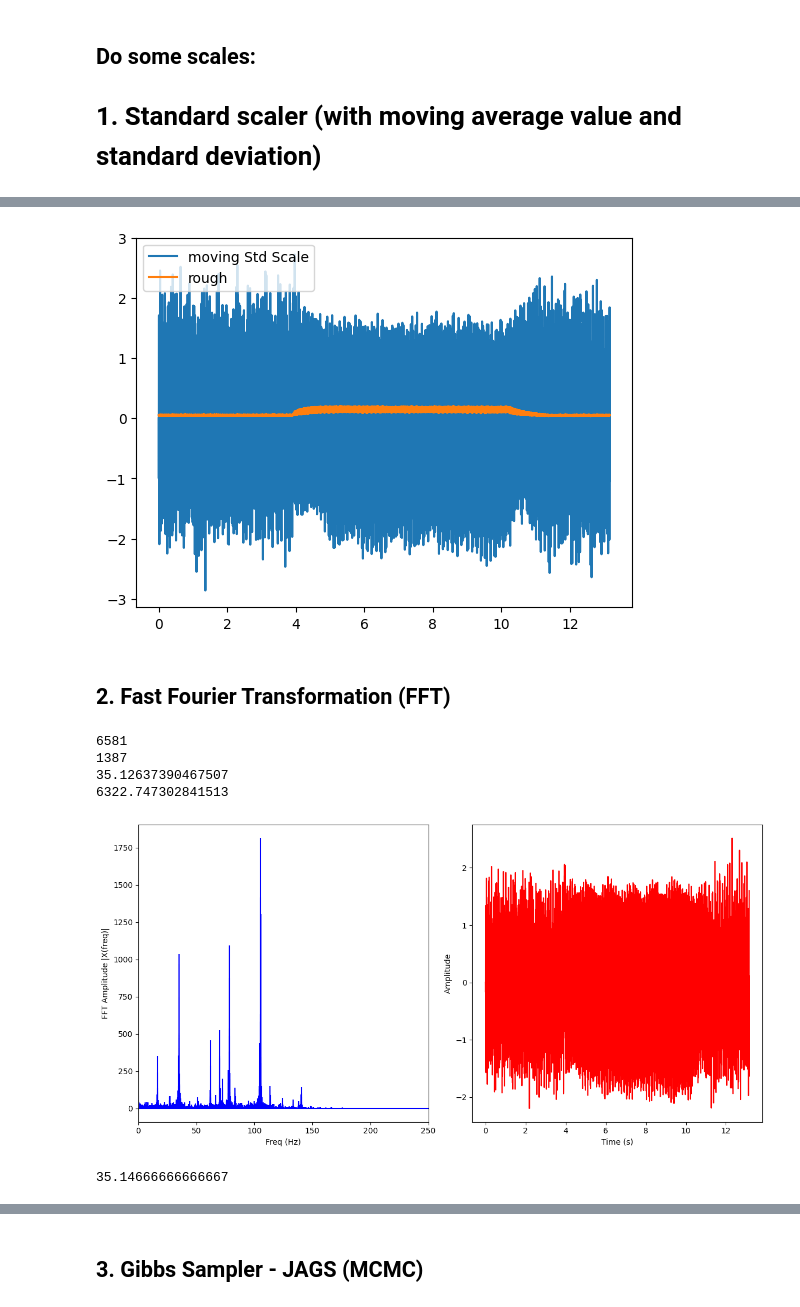
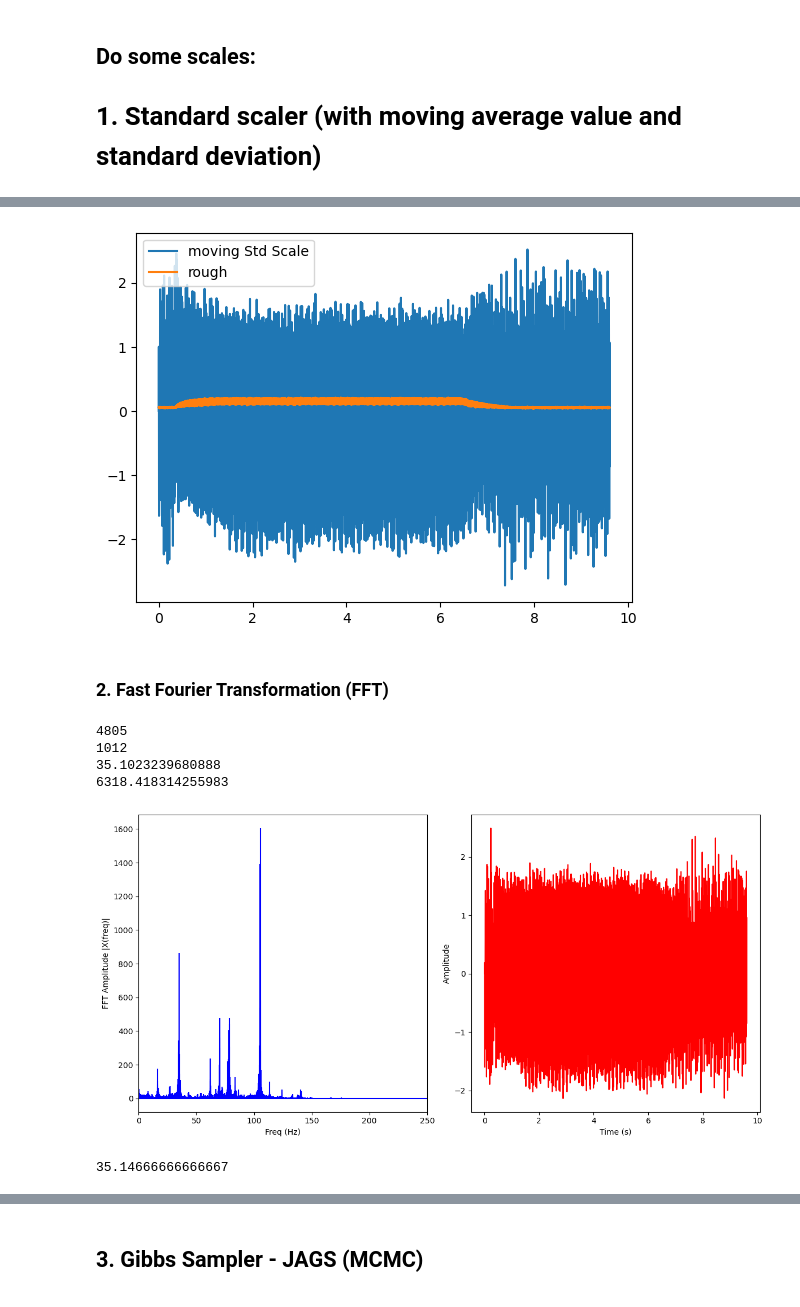
Before and after one commit to ThMRudolf/DataMining2024, a Jupyter notebook: Py/DM_01_anaysis.ipynb, the cells around one changed output, grey strips where cells are left out. Saved outputs shown, nothing was run; the diff lists cells and outputs as text; code cells hidden in the pictures.

```diff
--- a/Py/DM_01_anaysis.ipynb
+++ b/Py/DM_01_anaysis.ipynb
@@ -30,7 +28,8 @@ num_of_files = len(data_folders)
 print('number of files:' +  str(num_of_files))
 
 
-data_str = data_folders[0]
+data_str = data_folders[2]
+print("file selected: " + data_str)
 df = pd.read_csv(data_str)
 print(df.shape)
 df.head()
@@ -166,9 +164,9 @@ plt.plot(df['time'], df[label]/36, label = 'rough')
 plt.legend(loc = 2)
 plt.show()
 # %% [output]
-[figure, old version]
+[figure, new version]
 # %% [markdown]
-## 2. Fast Fourier Transformation (FFT)
+### 2. Fast Fourier Transformation (FFT)
 # %%
 # fft of ActVelMot32
 from numpy.fft import fft, ifft
@@ -176,43 +174,43 @@ sr = 500
 t = df['time']
 #X = fft(iq) #df[label] test_iq)
 #N = len(X)
-X = fft(y) #df[label] test_iq)
+X = fft(iq_filt) #df[label] test_iq)
 N = len(X)
 
 print(N)
 n = np.arange(N)
 T = N/sr
 freq = n/T
 
 
 idx_max_freq_amp = X[0:4000].argmax()
 print(idx_max_freq_amp)
 xfreq = freq[idx_max_freq_amp]
 print(xfreq/3)
 print(xfreq*60)
 
 plt.figure(figsize = (12, 6))
 plt.subplot(121)
 
 plt.stem(freq, np.abs(X), 'b', \
          markerfmt=" ", basefmt="-b")
 plt.xlabel('Freq (Hz)')
 plt.ylabel('FFT Amplitude |X(freq)|')
 plt.xlim(0,500/2)
 
 plt.subplot(122)
 plt.plot(t, ifft(X), 'r')
 plt.xlabel('Time (s)')
 plt.ylabel('Amplitude')
 plt.tight_layout()
 plt.show()
 print(2108.8/60)
 # %% [output]
-6581
-1387
-35.12637390467507
-6322.747302841513
+4805
+1012
+35.1023239680888
+6318.418314255983
-[figure, old version]
+[figure, new version]
 35.14666666666667
 # %%
 from mpl_toolkits.mplot3d import Axes3D
```
Also changed, not shown: parts of 9 cells of this notebook.
